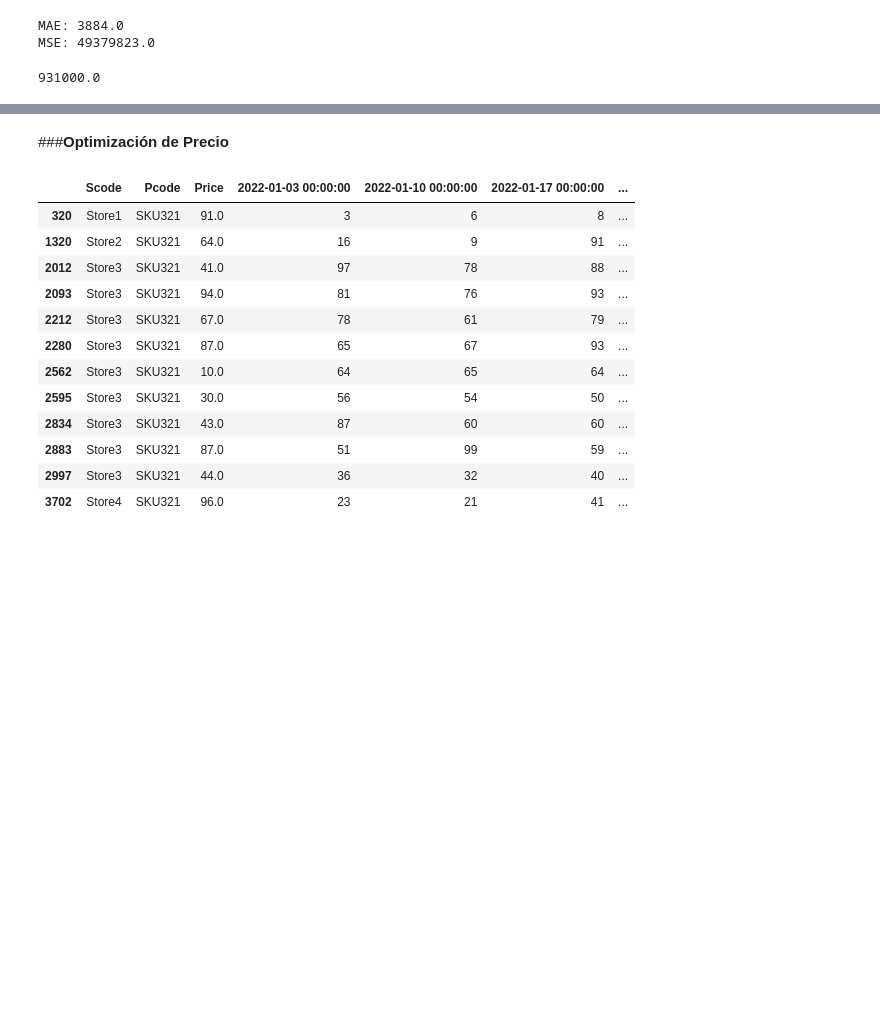
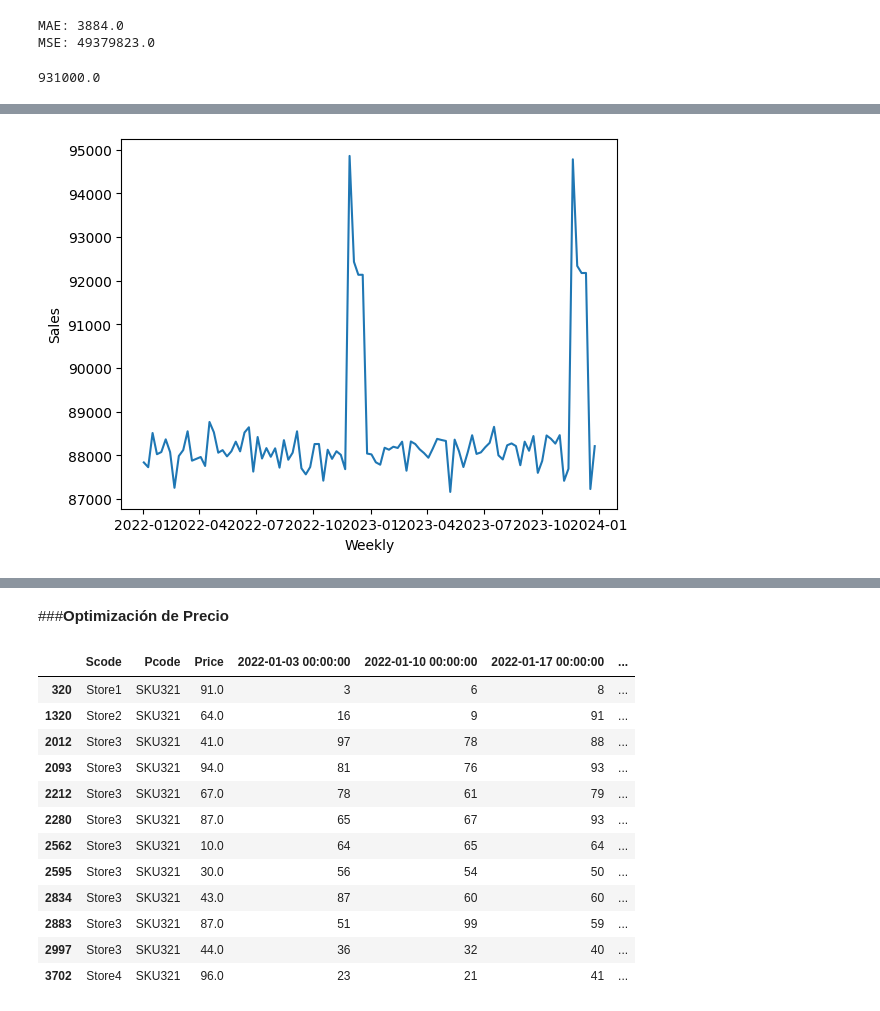
Before and after one commit to superpanditas/Quinio, a Jupyter notebook: Weekly_SKU_level_Product_Sales_Transactions.ipynb, the cells around one changed output, grey strips where cells are left out. Saved outputs shown, nothing was run; the diff lists cells and outputs as text; code cells hidden in the pictures; blank space fills up the shorter version.

```diff
--- a/Weekly_SKU_level_Product_Sales_Transactions.ipynb
+++ b/Weekly_SKU_level_Product_Sales_Transactions.ipynb
@@ -1378,0 +1464,28 @@ print(next_weeks_4['Sales'].sum().round())
+# %%
+data_skus5_sum = data_skus5_sum.set_index(['Scode', 'Pcode'])
+columns_skus5 = data_skus5_sum.columns
+
+data_skus5_adj = data_skus5_sum.apply(lambda row: replace_outliers(row, columns_skus5, 0.15), axis=1)
+
+a_stats_skus5 = data_skus5_adj.apply(calculate_stats, axis=1).round(1)
+
+# Print stats
+print('-----------------------------------------------------------------------------------------')
+print('The top 3 SKUs with highest week sales:')
+print(a_stats_skus5.sort_values('max', ascending=False).head(3))
+print('-----------------------------------------------------------------------------------------')
+print('The top 3 SKUs with lowest week sales:')
+print(a_stats_skus5.sort_values('min', ascending=True).head(3))
+print('-----------------------------------------------------------------------------------------')
+print('The top 3 SKUs with highest std:')
+print(a_stats_skus5.sort_values('std', ascending=False).head(3))
+print('-----------------------------------------------------------------------------------------')
+print('The top 3 SKUs with lowest std:')
+print(a_stats_skus5.sort_values('std', ascending=True).head(3))
+print('-----------------------------------------------------------------------------------------')
+print('The top 3 SKUs with highest mean:')
+print(a_stats_skus5.sort_values('mean', ascending=False).head(3))
+print('-----------------------------------------------------------------------------------------')
+print('The top 3 SKUs with lowest mean:')
+print(a_stats_skus5.sort_values('mean', ascending=True).head(3))
+print('-----------------------------------------------------------------------------------------')
@@ -1378,0 +1510,16 @@ print(next_weeks_4['Sales'].sum().round())
+# %%
+data_skus5_adj = data_skus5_adj.reset_index()
+data_skus5_adj_temp = data_skus5_adj.drop('Pcode', axis=1)
+
+data_skus5_melted_adj = pd.melt(data_skus5_adj_temp, id_vars='Scode', var_name='Weekly', value_name='Sales')
+
+#data_5_skus = data_skus5_melted.drop('Pcode', axis=1)
+data_5_skus_agg = data_skus5_melted_adj.groupby('Weekly').agg('sum')
+data_5_skus_agg = data_5_skus_agg.reset_index()
+#print(data_5_skus_agg)
+
+# Visualize data
+sns.lineplot(data_5_skus_agg, x='Weekly', y='Sales')
+plt.show()
+# %% [output]
+[figure, added]
```
Also changed, not shown: parts of 11 cells of this notebook.
